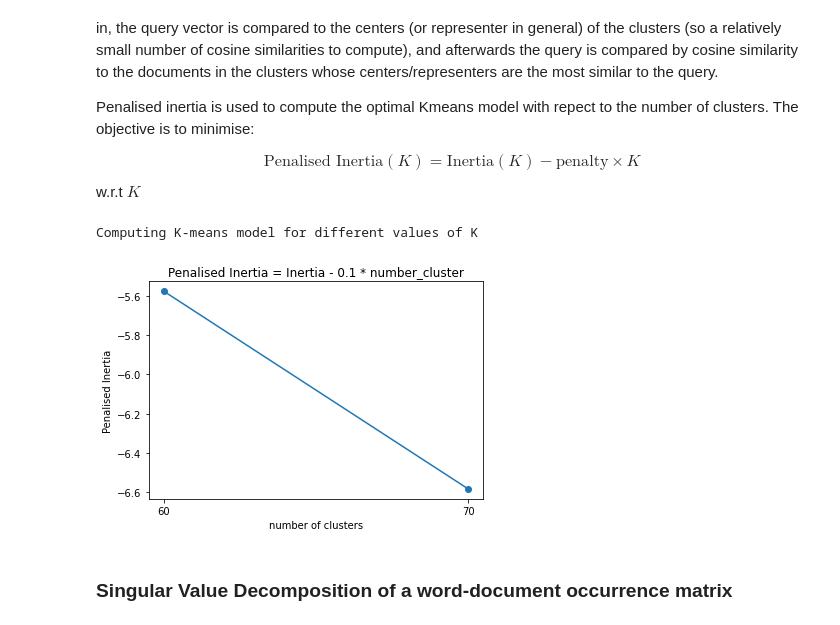
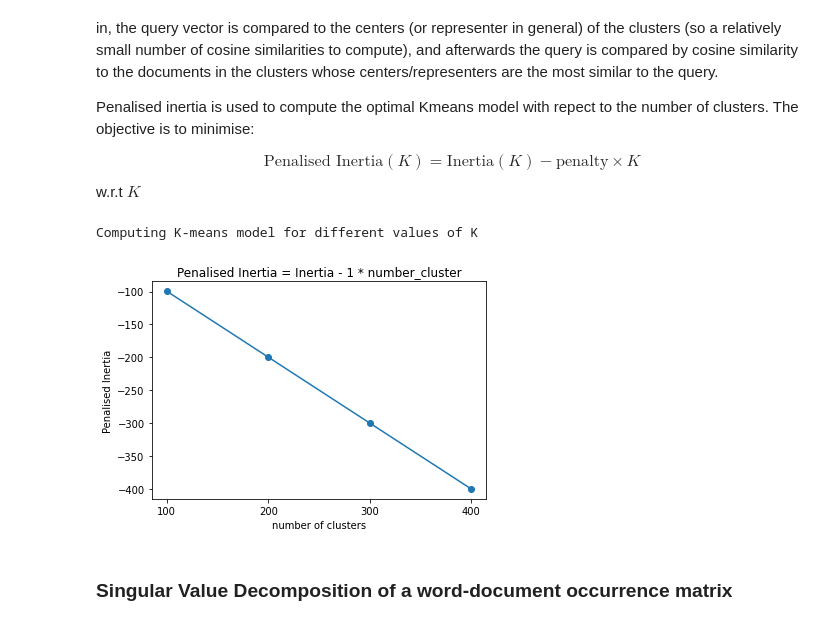
Before and after one commit to geosarr/search-engine, a Jupyter notebook: tutorial_search_engine.ipynb, the cells around one changed output. Cells and saved outputs as stored; diff of their text form; code cells hidden in the pictures.

```diff
--- a/tutorial_search_engine.ipynb
+++ b/tutorial_search_engine.ipynb
@@ -255,10 +260,10 @@ $$
 $$
 w.r.t $K$
 # %%
-doc_kmeans=cluster_docs(inverted_index_sortpost, doc_embeds=doc2vec,num_min_centr=60,num_max_centr=80,step=10,plot=True)
+doc_kmeans=cluster_docs(inverted_index_sortpost, doc_embeds=doc2vec,num_min_centr=100,num_max_centr=500, penalty=1, step=100, plot=True)
 # %% [output]
 Computing K-means model for different values of K
-[figure, old version]
+[figure, new version]
 # %% [markdown]
 ### Singular Value Decomposition of a word-document occurrence matrix
 # %% [markdown]
```
Also changed, not shown: parts of 21 cells of this notebook.
